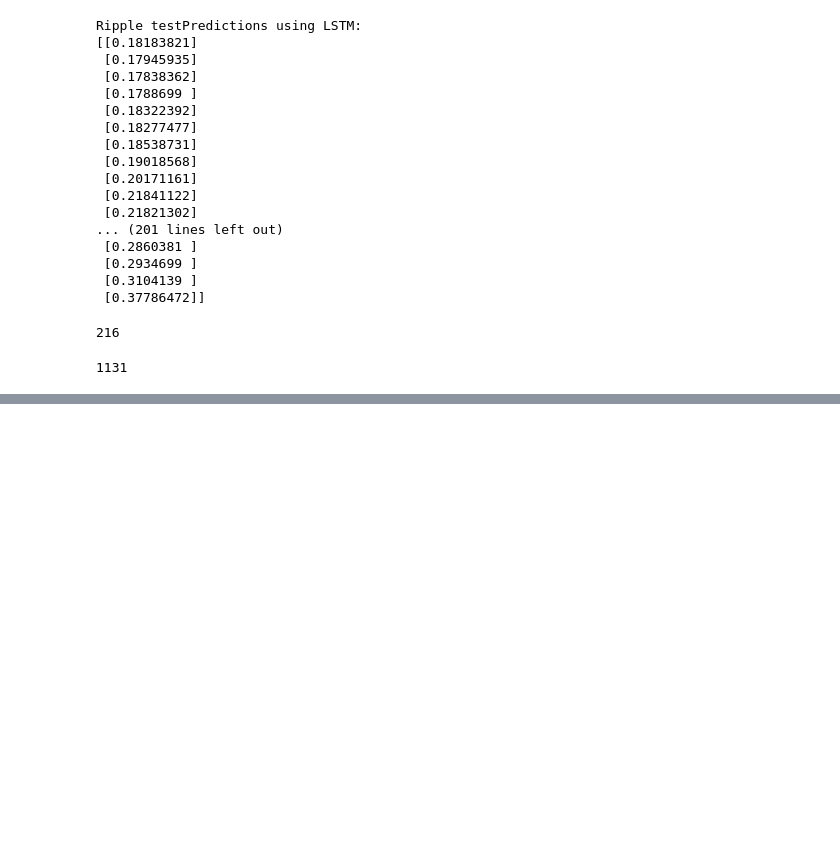
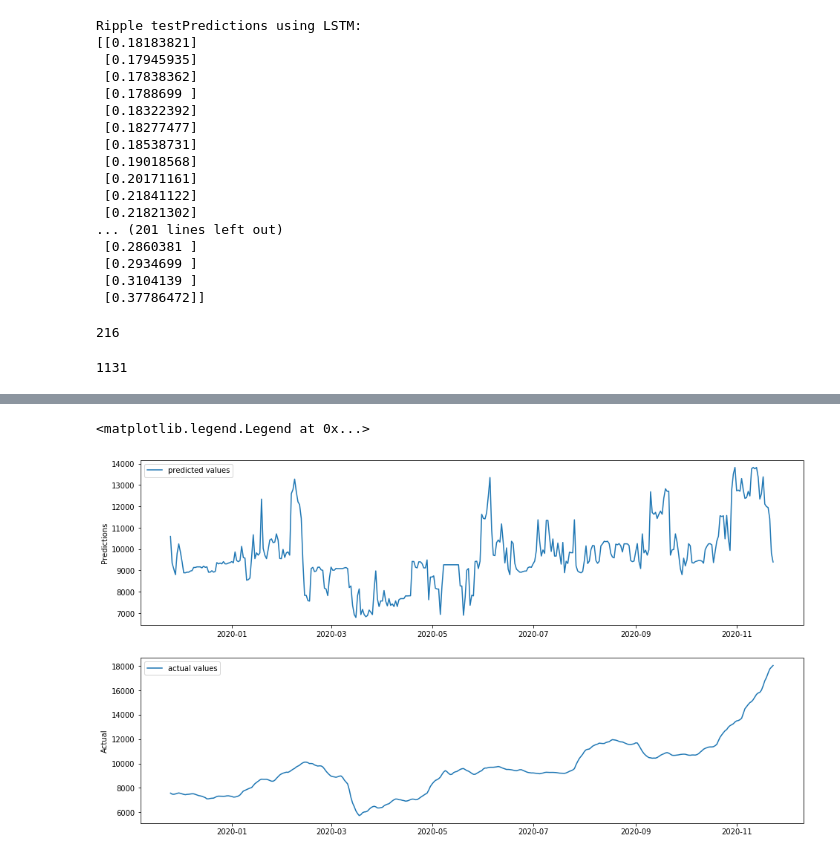
Before and after one commit to MohammedAamerHussain/Crypto-Portfolio-optimization, a Jupyter notebook: Cryptocurrency Asset Optimization.ipynb, the cells around one changed output, grey strips where cells are left out. Saved outputs shown, nothing was run; the diff lists cells and outputs as text; code cells hidden in the pictures; blank space fills up the shorter version.

```diff
--- a/Crypotocurrency Asset Optimization.ipynb
+++ b/Cryptocurrency Asset Optimization.ipynb
@@ -1217,0 +1384,8 @@ df_litecoin.shape
+# %%
+exp_mov_avg_short = X.ewm(span=15, adjust=False).mean()
+# %%
+Y_short = Y.ewm(span=7, adjust=False).mean()
+# %%
+rf_mov_avg = random_forest(X=exp_mov_avg_short,Y=Y_short,no_of_trees=40,no_of_features=4,sample_size=1200)
+# %%
+Y_pred_short = rf_mov_avg.predict(exp_mov_avg_short.tail(365).values)
@@ -1217,0 +1396,11 @@ df_litecoin.shape
+# %%
+fig, (ax1, ax2) = plt.subplots(2, 1, figsize=(16,9))
+ax1.plot(exp_mov_avg_short.tail(365).index,Y_pred_short,label="predicted values")
+ax2.plot(X.tail(365).index,Y_short.tail(365),label="actual values")
+ax1.set_ylabel("Predictions")
+ax2.set_ylabel("Actual")
+ax1.legend(loc='best')
+ax2.legend(loc='best')
+# %% [output]
+<matplotlib.legend.Legend at 0x...>
+[figure, added]
```
Also changed, not shown: parts of 82 cells of this notebook, 1 other file.
